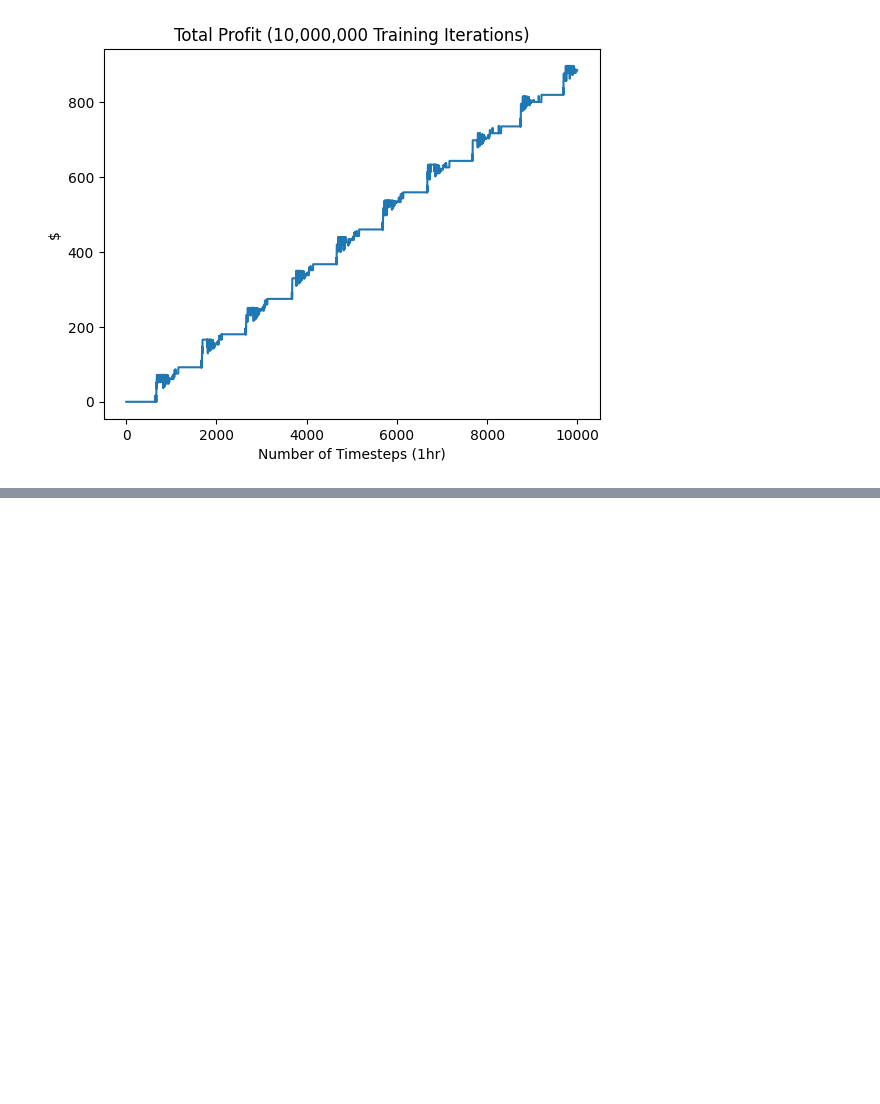
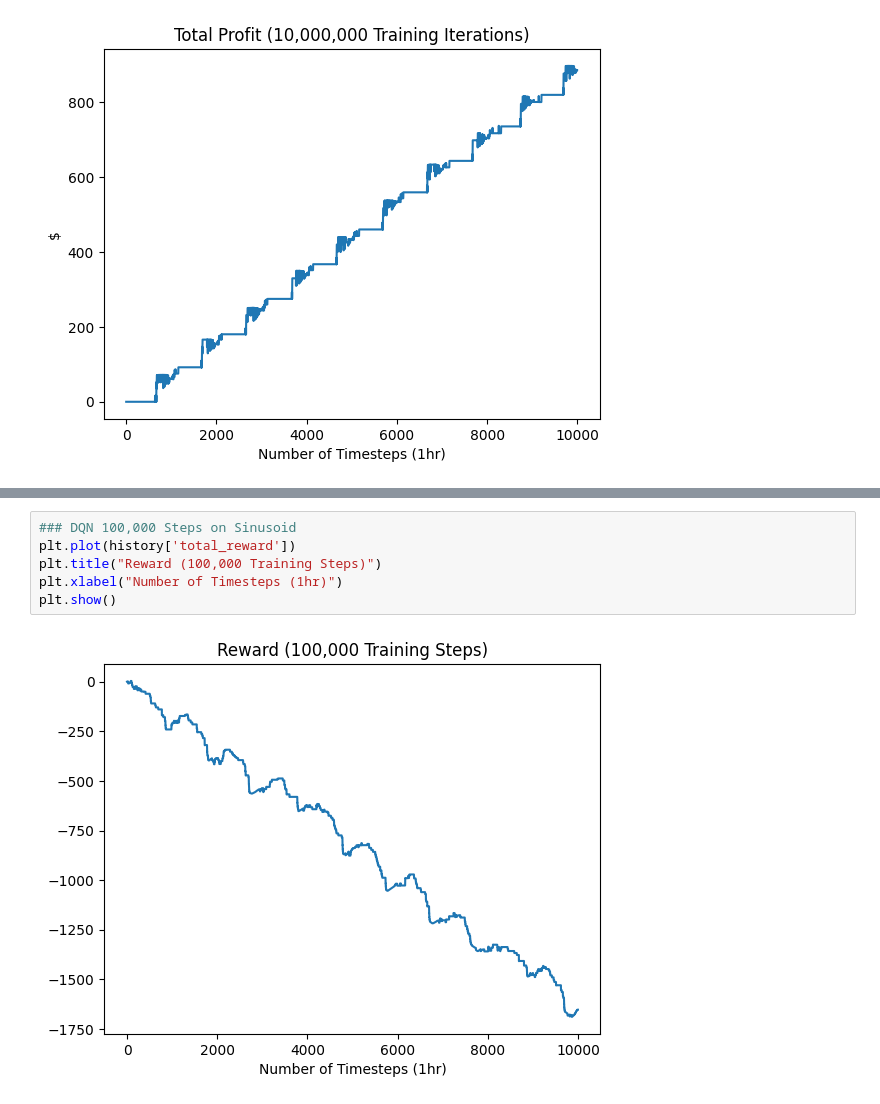
Before and after one commit to andrewrade/3001-RL-Grid-Battery-Management-Agent, a Jupyter notebook: environment.ipynb, the cells around one changed output, grey strips where cells are left out. Drawn from its saved outputs; the diff is of its cells as text; blank space fills up the shorter version.

```diff
--- a/environment.ipynb
+++ b/environment.ipynb
@@ -222,0 +261,8 @@ plt.show()
+# %%
+### DQN 100,000 Steps on Sinusoid
+plt.plot(history['total_reward'])
+plt.title("Reward (100,000 Training Steps)")
+plt.xlabel("Number of Timesteps (1hr)")
+plt.show()
+# %% [output]
+[figure, added]
```
Also changed, not shown: parts of 12 cells of this notebook.
